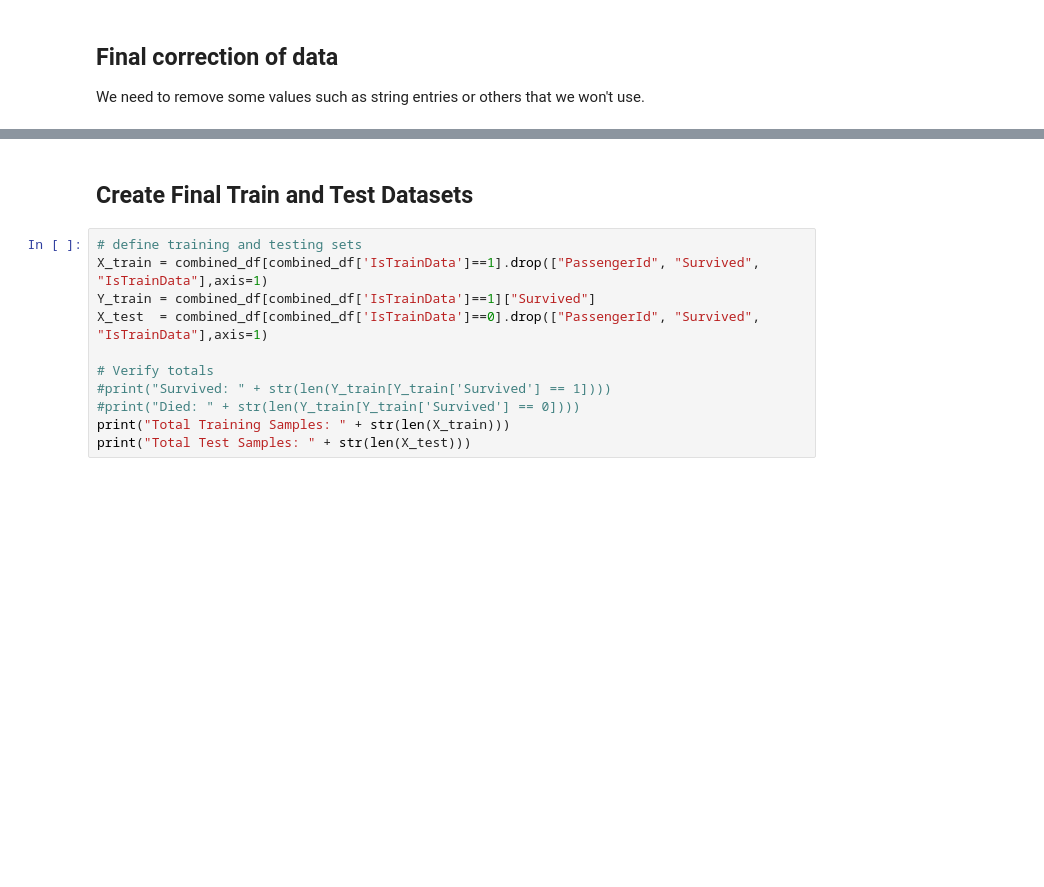
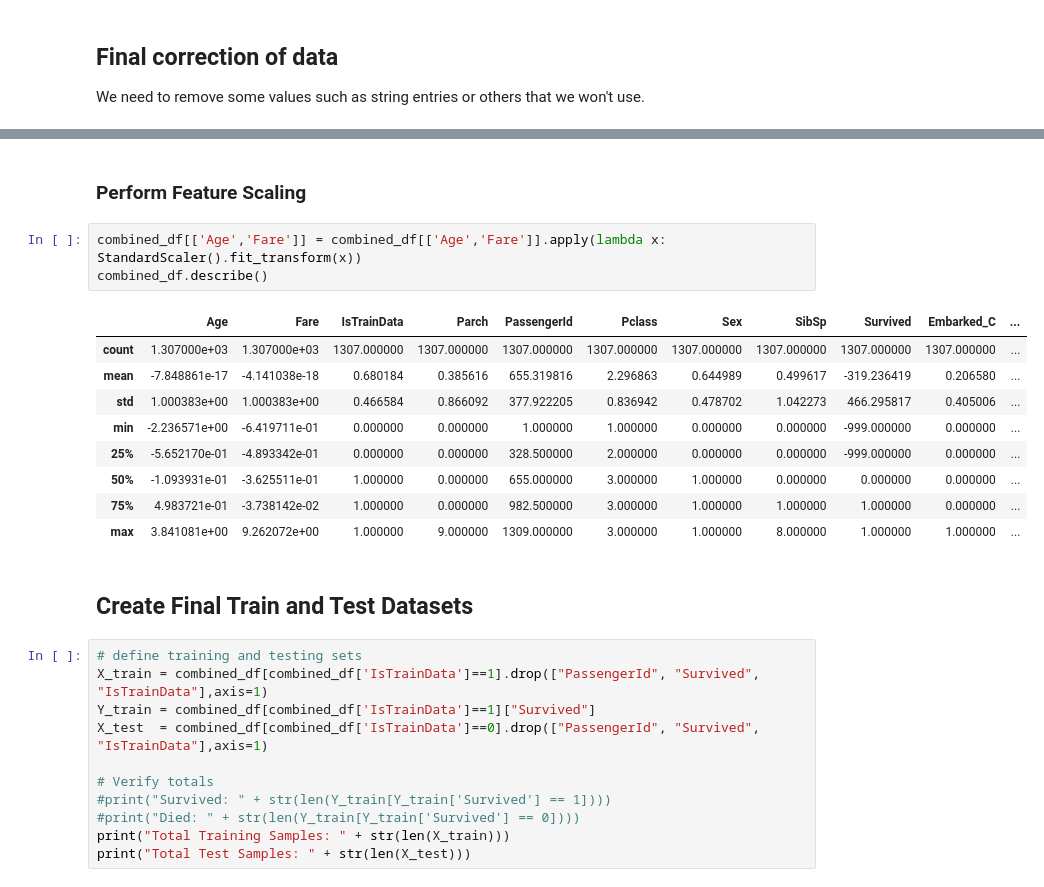
Before and after one commit to Statoil/KagglePlayground, a Jupyter notebook: Titanic/Python/Predict.ipynb, the cells around one changed output, grey strips where cells are left out. Cells and saved outputs as stored; diff of their text form; blank space fills up the shorter version.

Commit message:
Added feature scaling

```diff
--- a/Titanic/Python/Predict.ipynb
+++ b/Titanic/Python/Predict.ipynb
@@ -195,3 +201,18 @@ memory usage: 183.8 KB
+# %% [markdown]
+### Perform Feature Scaling ###
+# %%
+combined_df[['Age','Fare']] = combined_df[['Age','Fare']].apply(lambda x: StandardScaler().fit_transform(x))
+combined_df.describe()
+# %% [output]
+|  | Age | Fare | IsTrainData | Parch | PassengerId | Pclass | Sex | SibSp | Survived | Embarked_C | ... |
+| count | 1.307000e+03 | 1.307000e+03 | 1307.000000 | 1307.000000 | 1307.000000 | 1307.000000 | 1307.000000 | 1307.000000 | 1307.000000 | 1307.000000 | ... |
+| mean | -7.848861e-17 | -4.141038e-18 | 0.680184 | 0.385616 | 655.319816 | 2.296863 | 0.644989 | 0.499617 | -319.236419 | 0.206580 | ... |
+| std | 1.000383e+00 | 1.000383e+00 | 0.466584 | 0.866092 | 377.922205 | 0.836942 | 0.478702 | 1.042273 | 466.295817 | 0.405006 | ... |
+| min | -2.236571e+00 | -6.419711e-01 | 0.000000 | 0.000000 | 1.000000 | 1.000000 | 0.000000 | 0.000000 | -999.000000 | 0.000000 | ... |
+| 25% | -5.652170e-01 | -4.893342e-01 | 0.000000 | 0.000000 | 328.500000 | 2.000000 | 0.000000 | 0.000000 | -999.000000 | 0.000000 | ... |
+| 50% | -1.093931e-01 | -3.625511e-01 | 1.000000 | 0.000000 | 655.000000 | 3.000000 | 1.000000 | 0.000000 | 0.000000 | 0.000000 | ... |
+| 75% | 4.983721e-01 | -3.738142e-02 | 1.000000 | 0.000000 | 982.500000 | 3.000000 | 1.000000 | 1.000000 | 1.000000 | 0.000000 | ... |
+| max | 3.841081e+00 | 9.262072e+00 | 1.000000 | 9.000000 | 1309.000000 | 3.000000 | 1.000000 | 8.000000 | 1.000000 | 1.000000 | ... |
 # %% [markdown]
 ## Create Final Train and Test Datasets ##
 # %%
```
Also changed, not shown: parts of 18 cells of this notebook, 9 other files.
